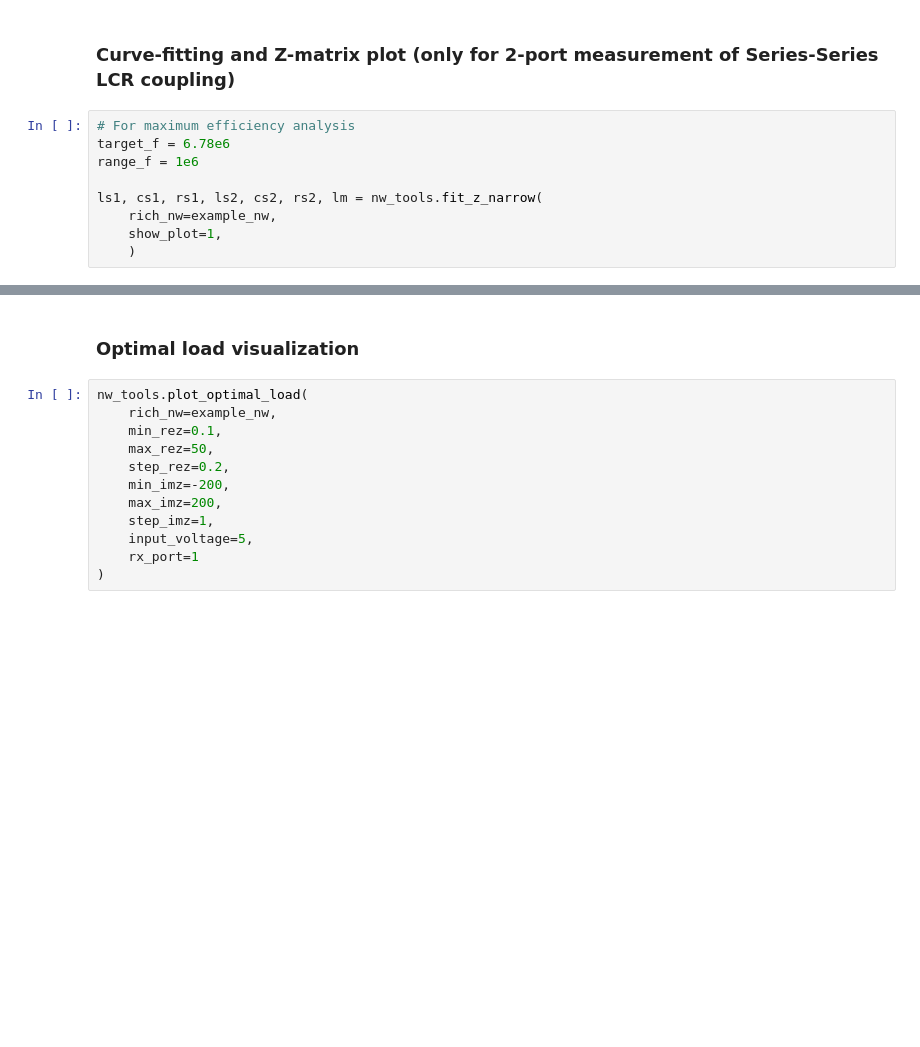
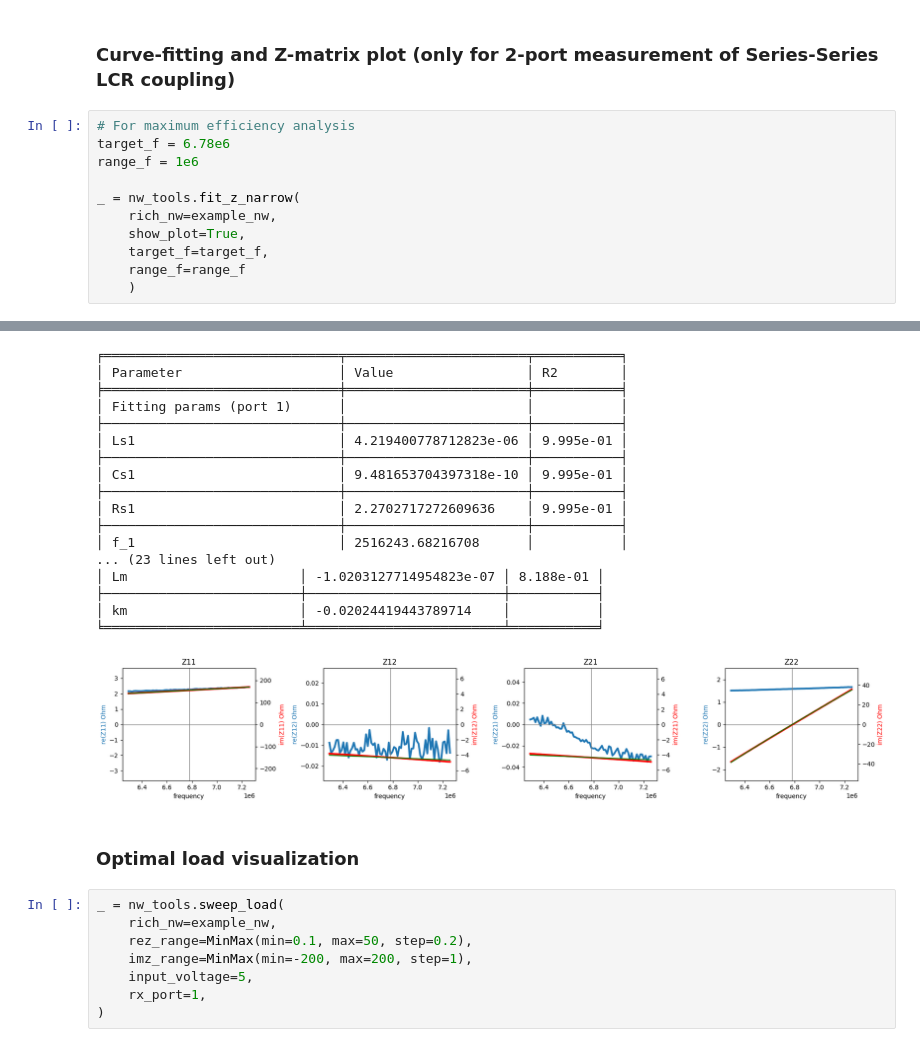
Before and after one commit to t-sasatani/wpt-tools, a Jupyter notebook: examples/analysis.ipynb, the cells around one changed output, grey strips where cells are left out. Drawn from its saved outputs; the diff is of its cells as text; blank space fills up the shorter version.

```diff
--- a/examples/analysis.ipynb
+++ b/examples/analysis.ipynb
@@ -33,7 +59,10 @@ f_opt, eff_opt, r_opt, x_opt = nw_tools.analyze_efficiency(
 target_f = 6.78e6
 range_f = 1e6
 
-ls1, cs1, rs1, ls2, cs2, rs2, lm = nw_tools.fit_z_narrow(
+_ = nw_tools.fit_z_narrow(
     rich_nw=example_nw,
-    show_plot=1,
+    show_plot=True,
+    target_f=target_f,
+    range_f=range_f
     )
+# %% [output]
@@ -40,16 +71,30 @@ ls1, cs1, rs1, ls2, cs2, rs2, lm = nw_tools.fit_z_narrow(
+╒══════════════════════════════╤═══════════════════════╤═══════════╕
+│ Parameter                    │ Value                 │ R2        │
+╞══════════════════════════════╪═══════════════════════╪═══════════╡
+│ Fitting params (port 1)      │                       │           │
+├──────────────────────────────┼───────────────────────┼───────────┤
+│ Ls1                          │ 4.219400778712823e-06 │ 9.995e-01 │
+├──────────────────────────────┼───────────────────────┼───────────┤
+│ Cs1                          │ 9.481653704397318e-10 │ 9.995e-01 │
+├──────────────────────────────┼───────────────────────┼───────────┤
+│ Rs1                          │ 2.2702717272609636    │ 9.995e-01 │
+├──────────────────────────────┼───────────────────────┼───────────┤
+│ f_1                          │ 2516243.68216708      │           │
+... (23 lines left out)
+│ Lm                      │ -1.0203127714954823e-07 │ 8.188e-01 │
+├─────────────────────────┼─────────────────────────┼───────────┤
+│ km                      │ -0.02024419443789714    │           │
+╘═════════════════════════╧═════════════════════════╧═══════════╛
+[figure, added]
 # %% [markdown]
 ### Optimal load visualization
 # %%
-nw_tools.plot_optimal_load(
+_ = nw_tools.sweep_load(
     rich_nw=example_nw,
-    min_rez=0.1,
-    max_rez=50,
-    step_rez=0.2,
-    min_imz=-200,
-    max_imz=200,
-    step_imz=1,
+    rez_range=MinMax(min=0.1, max=50, step=0.2),
+    imz_range=MinMax(min=-200, max=200, step=1),
     input_voltage=5,
-    rx_port=1
+    rx_port=1,
 )
 # %% [markdown]
 ### Capacitor filter calculator
```
Also changed, not shown: parts of 6 cells of this notebook, 4 other files.
